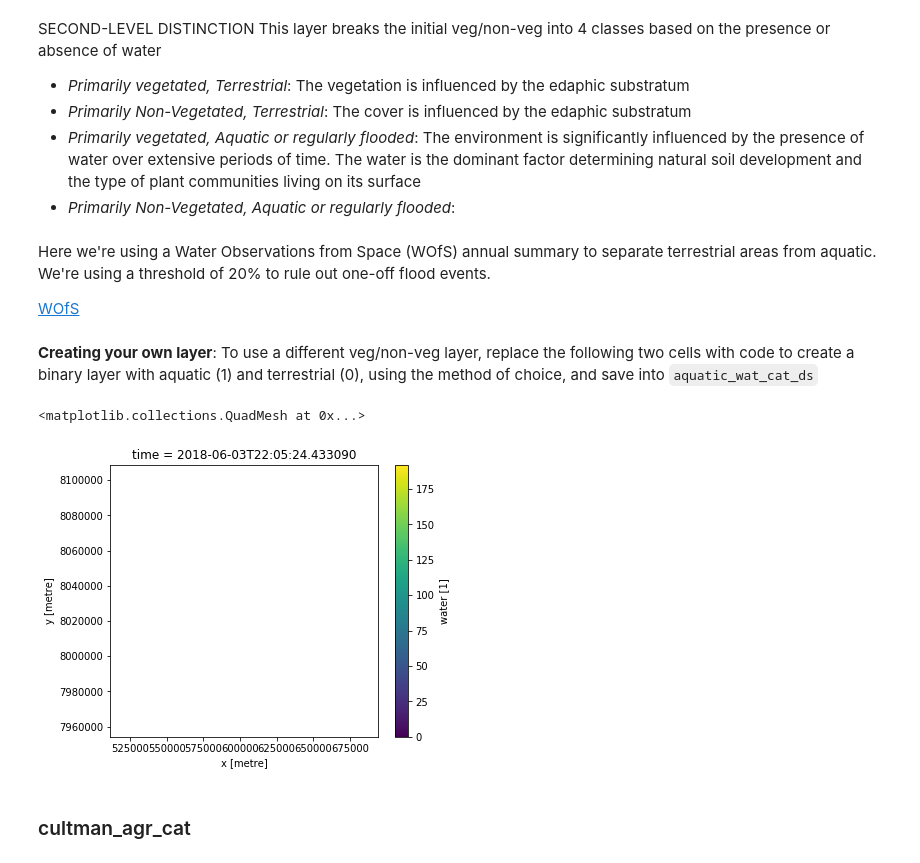
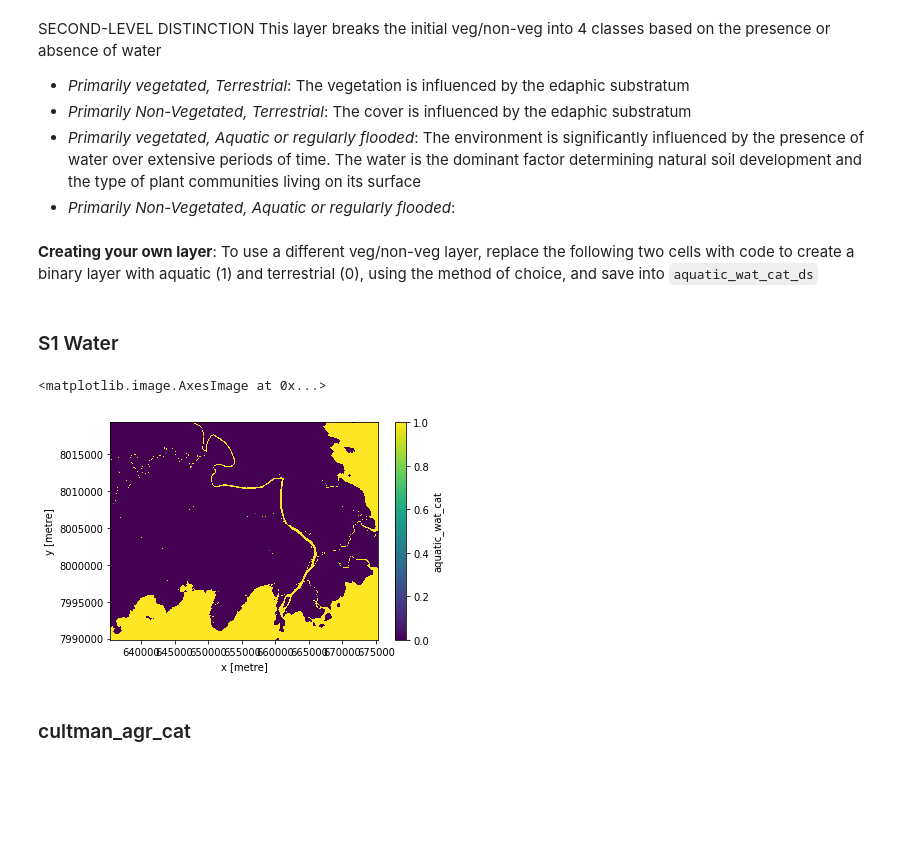
Before and after one commit to bellemae/odc-hack-sac, a Jupyter notebook: level3_test.ipynb, the cells around one changed output. Drawn from its saved outputs; the diff is of its cells as text; code cells hidden in the pictures; blank space fills up the shorter version.

```diff
--- a/level3_test.ipynb
+++ b/level3_test.ipynb
@@ -86,10 +103,17 @@ This layer breaks the initial veg/non-veg into 4 classes based on the presence o
    * *Primarily Non-Vegetated, Terrestrial*: The cover is influenced by the edaphic substratum
    * *Primarily vegetated, Aquatic or regularly flooded*: The environment is significantly influenced by the presence of water over extensive periods of time. The water is the dominant factor determining natural soil development and the type of plant communities living on its surface
    * *Primarily Non-Vegetated, Aquatic or regularly flooded*:
-# %% [markdown]
-Here we're using a Water Observations from Space (WOfS) annual summary to separate terrestrial areas from aquatic. We're using a threshold of 20% to rule out one-off flood events.
-
-[WOfS](https://doi.org/10.1016/j.rse.2015.11.003)
 # %% [markdown]
 **Creating your own layer**: To use a different veg/non-veg layer, replace the following two cells with code to create a binary layer with aquatic (1) and terrestrial (0), using the method of choice, and save into `aquatic_wat_cat_ds`
+# %% [markdown]
+### S1 Water
+# %%
+# Load data from datacube
+s1 = dc.load(product="s1_gamma0_scene", output_crs=output_crs, time=time, **query)
+s1 = masking.mask_invalid_data(s1)
+# %%
+# Create binary layer representing water (1) and non-water (0)
+water = ((s1["vv"] <=-12) & (s1["vh"] <= -12))
+# %%
+aquatic_wat_cat_ds = water.median(dim='time').to_dataset(name="aquatic_wat_cat")
 # %%
@@ -100,16 +125,16 @@ wofs = masking.mask_invalid_data(wofs)
 # %%
 # Create binary layer representing aquatic (1) and terrestrial (0)
 #aquatic_wat = ((wofs_ann["frequency"] >= 0.2))
-
 # Convert to Dataset and add name
 # aquatic_wat_cat_ds = aquatic_wat.to_dataset(name="aquatic_wat_cat").squeeze().drop('time')
-aquatic_wat_cat_ds = wofs.isel(time=0).water
+#wetWOFL = masking.make_mask(WOFL, wet = True)
+# aquatic_wat_cat_ds = wet.isel(time=1).squeeze()
 # %%
 # # Plot output
-aquatic_wat_cat_ds["water"].plot(figsize=(6, 5))
+aquatic_wat_cat_ds["aquatic_wat_cat"].plot.imshow() #(figsize=(6, 5))
 # %% [output]
-<matplotlib.collections.QuadMesh at 0x...>
+<matplotlib.image.AxesImage at 0x...>
-[figure, old version]
+[figure, new version]
 # %% [markdown]
 ### cultman_agr_cat
 # %% [markdown]
```
Also changed, not shown: parts of 35 cells of this notebook.
